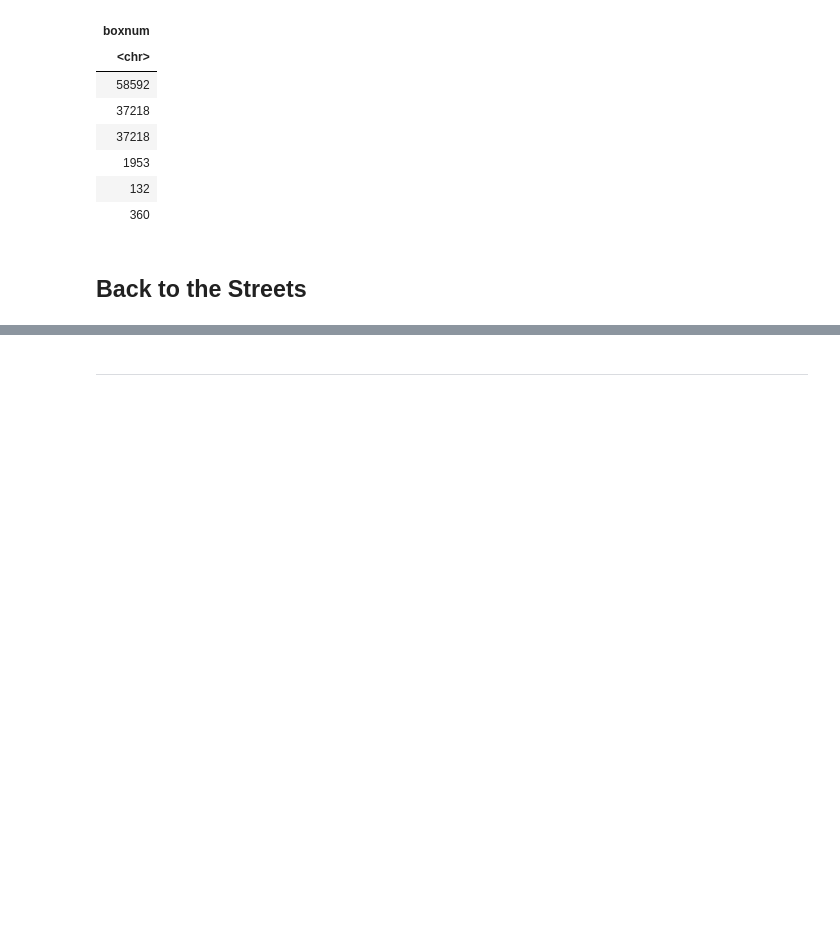
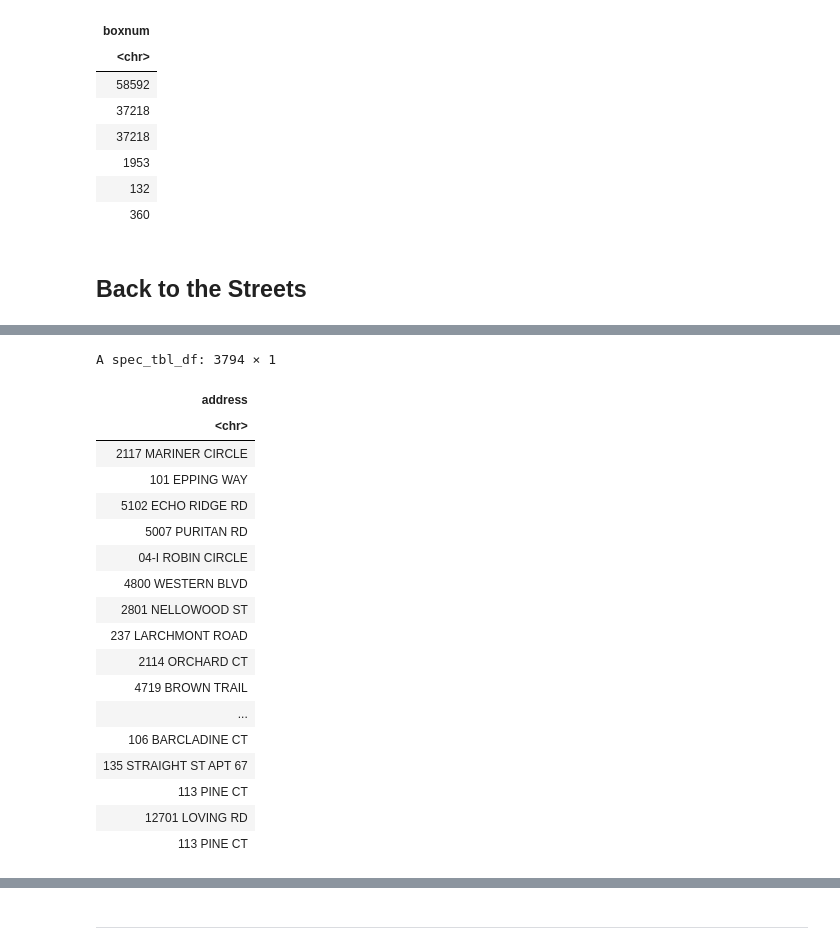
Before and after one commit to stat184-summer2023/a09-street-or-road-davefriedman01, a Jupyter notebook: A09.ipynb, the cells around one changed output, grey strips where cells are left out. Saved outputs shown, nothing was run; the diff lists cells and outputs as text; code cells hidden in the pictures; blank space fills up the shorter version.

```diff
--- a/A09.ipynb
+++ b/A09.ipynb
@@ -337,0 +367,45 @@ A spec_tbl_df: 2411 × 1
+# %%
+Addresses %>%
+  filter(
+    grepl(pattern = ' AVENUE |AVENUE$',       x = address, ignore.case = TRUE) |
+    grepl(pattern = ' AVE |AVE$',             x = address, ignore.case = TRUE) |
+    grepl(pattern = ' BLVD |BLVD$',           x = address, ignore.case = TRUE) |
+    grepl(pattern = ' BOULEVARD |BOULEVARD$', x = address, ignore.case = TRUE) |
+    grepl(pattern = ' CIR |CIR$',             x = address, ignore.case = TRUE) |
+    grepl(pattern = ' CIRCLE |CIRCLE$',       x = address, ignore.case = TRUE) |
+    grepl(pattern = ' CT |CT$',               x = address, ignore.case = TRUE) |
+    grepl(pattern = ' COURT |COURT$',         x = address, ignore.case = TRUE) |
+    grepl(pattern = ' DR |DR$',               x = address, ignore.case = TRUE) |
+    grepl(pattern = ' DRIVE |DRIVE$',         x = address, ignore.case = TRUE) |
+    grepl(pattern = ' LN |LN$',               x = address, ignore.case = TRUE) |
+    grepl(pattern = ' LANE |LANE$',           x = address, ignore.case = TRUE) |
+    grepl(pattern = ' PL |PL$',               x = address, ignore.case = TRUE) |
+    grepl(pattern = ' PLACE |PLACE$',         x = address, ignore.case = TRUE) |
+    grepl(pattern = ' RD |RD$',               x = address, ignore.case = TRUE) |
+    grepl(pattern = ' ROAD |ROAD$',           x = address, ignore.case = TRUE) |
+    grepl(pattern = ' ST |ST$',               x = address, ignore.case = TRUE) |
+    grepl(pattern = ' STREET |STREET$',       x = address, ignore.case = TRUE) |
+    grepl(pattern = ' TRAIL |TRAIL$',         x = address, ignore.case = TRUE) |
+    grepl(pattern = ' WAY |WAY$',             x = address, ignore.case = TRUE) |
+    grepl(pattern = ' WINERY |WINERY$',       x = address, ignore.case = TRUE)
+  )
+# %% [output]
+A spec_tbl_df: 3794 × 1
+| address |
+| <chr> |
+| 2117 MARINER CIRCLE |
+| 101 EPPING WAY |
+| 5102 ECHO RIDGE RD |
+| 5007 PURITAN RD |
+| 04-I ROBIN CIRCLE |
+| 4800 WESTERN BLVD |
+| 2801 NELLOWOOD ST |
+| 237 LARCHMONT ROAD |
+| 2114 ORCHARD CT |
+| 4719 BROWN TRAIL |
+| ... |
+| 106 BARCLADINE CT |
+| 135 STRAIGHT ST APT 67 |
+| 113 PINE CT |
+| 12701 LOVING RD |
+| 113 PINE CT |
```
Also changed, not shown: parts of 8 cells of this notebook, 1 other file.
